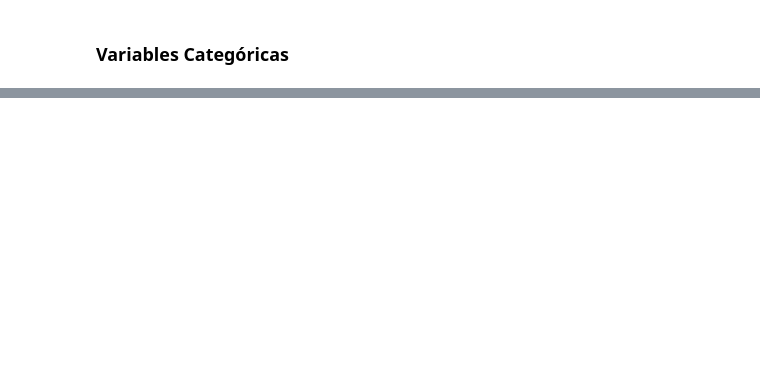
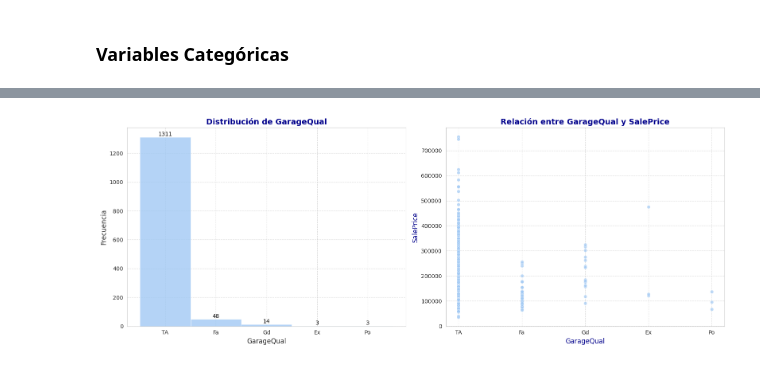
Before and after one commit to 1Dnns/Regression-Projects, a Jupyter notebook: House Prices/notebooks/feacture_engineering.ipynb, the cells around one changed output, grey strips where cells are left out. Saved outputs shown, nothing was run; the diff lists cells and outputs as text; code cells hidden in the pictures; blank space fills up the shorter version.

```diff
--- a/House Prices/notebooks/feacture_engineering.ipynb
+++ b/House Prices/notebooks/feacture_engineering.ipynb
@@ -213,0 +304,4 @@ por hacer
+# %%
+analizar_columna_cat(data_train, data_train,'GarageQual')
+# %% [output]
+[figure, added]
```
Also changed, not shown: parts of 49 cells of this notebook.
